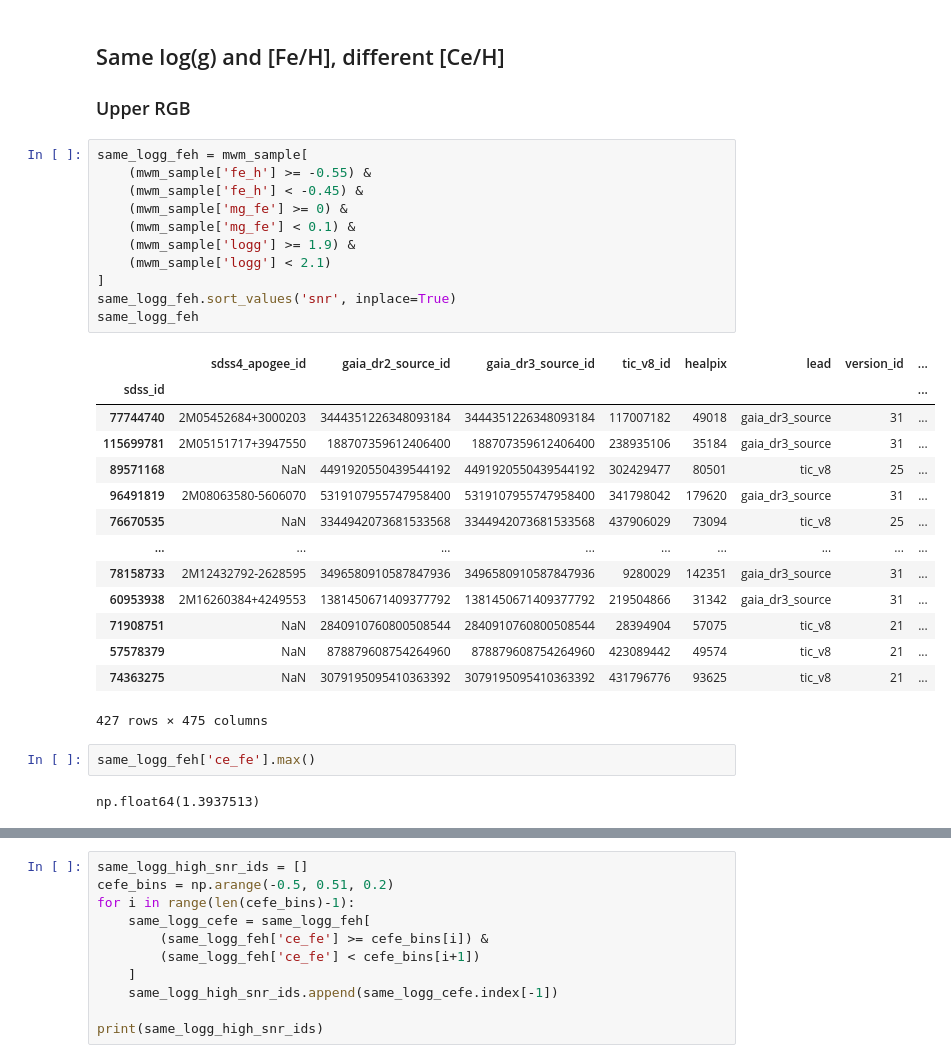
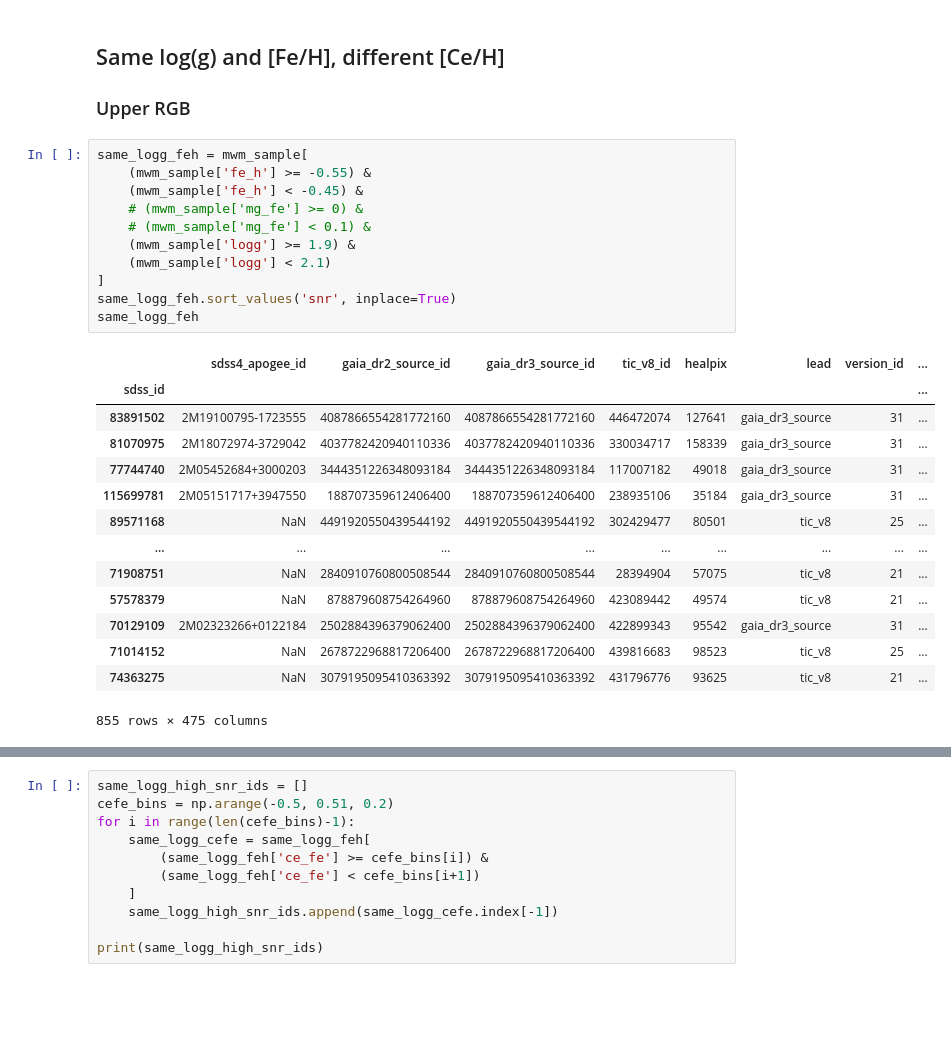
Before and after one commit to lodubay/chemical-clocks, a Jupyter notebook: src/scripts/spectrum_checks.ipynb, the cells around one changed output, grey strips where cells are left out. Saved outputs shown, nothing was run; the diff lists cells and outputs as text; blank space fills up the shorter version.

```diff
--- a/src/scripts/spectrum_checks.ipynb
+++ b/src/scripts/spectrum_checks.ipynb
@@ -412,30 +428,26 @@ plt.show()
 # %%
 same_logg_feh = mwm_sample[
     (mwm_sample['fe_h'] >= -0.55) &
     (mwm_sample['fe_h'] < -0.45) &
-    (mwm_sample['mg_fe'] >= 0) &
-    (mwm_sample['mg_fe'] < 0.1) &
+    # (mwm_sample['mg_fe'] >= 0) &
+    # (mwm_sample['mg_fe'] < 0.1) &
     (mwm_sample['logg'] >= 1.9) &
     (mwm_sample['logg'] < 2.1)
 ]
 same_logg_feh.sort_values('snr', inplace=True)
 same_logg_feh
 # %% [output]
 |  | sdss4_apogee_id | gaia_dr2_source_id | gaia_dr3_source_id | tic_v8_id | healpix | lead | version_id | ... |
 | sdss_id |  |  |  |  |  |  |  | ... |
+| 83891502 | 2M19100795-1723555 | 4087866554281772160 | 4087866554281772160 | 446472074 | 127641 | gaia_dr3_source | 31 | ... |
+| 81070975 | 2M18072974-3729042 | 4037782420940110336 | 4037782420940110336 | 330034717 | 158339 | gaia_dr3_source | 31 | ... |
 | 77744740 | 2M05452684+3000203 | 3444351226348093184 | 3444351226348093184 | 117007182 | 49018 | gaia_dr3_source | 31 | ... |
 | 115699781 | 2M05151717+3947550 | 188707359612406400 | 188707359612406400 | 238935106 | 35184 | gaia_dr3_source | 31 | ... |
 | 89571168 | NaN | 4491920550439544192 | 4491920550439544192 | 302429477 | 80501 | tic_v8 | 25 | ... |
-| 96491819 | 2M08063580-5606070 | 5319107955747958400 | 5319107955747958400 | 341798042 | 179620 | gaia_dr3_source | 31 | ... |
-| 76670535 | NaN | 3344942073681533568 | 3344942073681533568 | 437906029 | 73094 | tic_v8 | 25 | ... |
 | ... | ... | ... | ... | ... | ... | ... | ... | ... |
-| 78158733 | 2M12432792-2628595 | 3496580910587847936 | 3496580910587847936 | 9280029 | 142351 | gaia_dr3_source | 31 | ... |
-| 60953938 | 2M16260384+4249553 | 1381450671409377792 | 1381450671409377792 | 219504866 | 31342 | gaia_dr3_source | 31 | ... |
 | 71908751 | NaN | 2840910760800508544 | 2840910760800508544 | 28394904 | 57075 | tic_v8 | 21 | ... |
 | 57578379 | NaN | 878879608754264960 | 878879608754264960 | 423089442 | 49574 | tic_v8 | 21 | ... |
+| 70129109 | 2M02323266+0122184 | 2502884396379062400 | 2502884396379062400 | 422899343 | 95542 | gaia_dr3_source | 31 | ... |
+| 71014152 | NaN | 2678722968817206400 | 2678722968817206400 | 439816683 | 98523 | tic_v8 | 25 | ... |
 | 74363275 | NaN | 3079195095410363392 | 3079195095410363392 | 431796776 | 93625 | tic_v8 | 21 | ... |
-427 rows × 475 columns
+855 rows × 475 columns
-# %%
-same_logg_feh['ce_fe'].max()
-# %% [output]
-np.float64(1.3937513)
```
Also changed, not shown: parts of 9 cells of this notebook, 4 other files.
